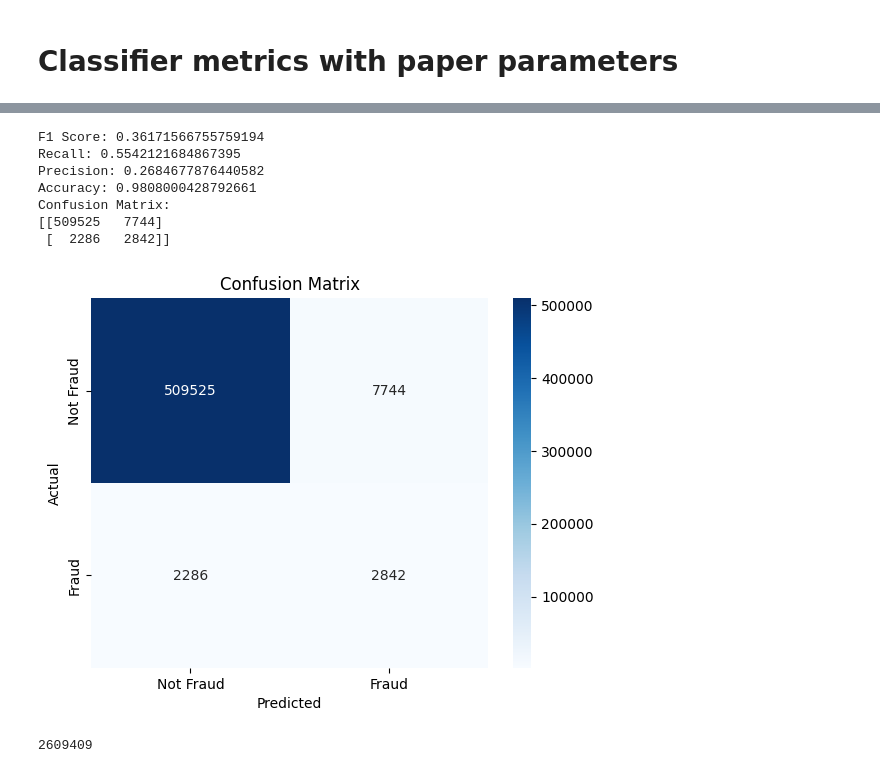
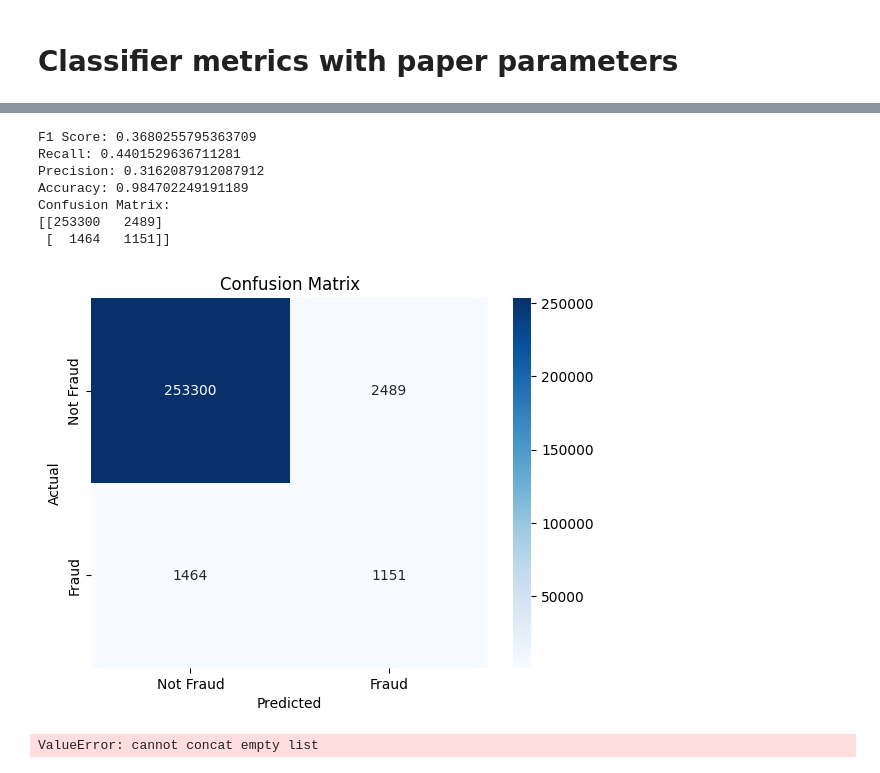
Before and after one commit to FaramirHurin/RL_Attack_September24, a Jupyter notebook: src/classifier-metrics.ipynb, the cells around one changed output, grey strips where cells are left out. Cells and saved outputs as stored; diff of their text form; code cells hidden in the pictures.

```diff
--- a/src/classifier-metrics.ipynb
+++ b/src/classifier-metrics.ipynb
@@ -5,10 +5,10 @@ from parameters import Parameters, CardSimParameters, ClassificationParameters
 from banksys import Banksys
 import polars as pl
 
-params = Parameters(cardsim=CardSimParameters.paper_params(), clf_params=ClassificationParameters.paper_params())
+params = Parameters(cardsim=CardSimParameters.paper_params(), clf_params=ClassificationParameters.paper_params(True))
 
 #banksys = params.create_env().system
-banksys = Banksys.load("/home/yann/projects/python/RL_Attack_September24/cache/banksys/20000-payers/910-days/start-2023-01-01")
+banksys = Banksys.load("cache/banksys/10000-payers/365-days/start-2023-01-01")
 print(banksys.current_time)
 #banksys = params.create_banksys()
 # %% [output]
@@ -38,36 +41,46 @@ shape: (9, 27)
+# %%
+classifier = banksys.clf
+# %%
+classifier.anomaly_detection_classifier = IsolationForest(n_jobs=-1,contamination=0.005)
+classifier.anomaly_detection_classifier.fit(classifier.dataset['Transactions'])
+
+classifier.ml_classifier = BalancedRandomForestClassifier(n_estimators=200, sampling_strategy=0.05, n_jobs=-1)
+classifier.ml_classifier.fit(classifier.dataset['Transactions'], classifier.dataset['Labels'])
+# %%
+classifier.use_anomaly=False
 # %%
 from sklearn.metrics import f1_score, recall_score, precision_score, accuracy_score, confusion_matrix
 import matplotlib.pyplot as plt
 import seaborn as sns
 
-predicted = banksys.clf.predict(test_x)
+predicted = banksys.clf.predict(test_x, true_labels=test_y, t=classifier.current_time)
 
 f1 = f1_score(test_y, predicted)
 recall = recall_score(test_y, predicted)
 precision = precision_score(test_y, predicted)
 accuracy = accuracy_score(test_y, predicted)
 confusion = confusion_matrix(test_y, predicted)
 print(f"F1 Score: {f1}")
 print(f"Recall: {recall}")
 print(f"Precision: {precision}")
 print(f"Accuracy: {accuracy}")
 print("Confusion Matrix:")
 print(confusion)
 
 sns.heatmap(confusion, annot=True, fmt="d", cmap="Blues", xticklabels=["Not Fraud", "Fraud"], yticklabels=["Not Fraud", "Fraud"])
 plt.xlabel("Predicted")
 plt.ylabel("Actual")
 plt.title("Confusion Matrix")
 plt.show()
 # %% [output]
-F1 Score: 0.36171566755759194
-Recall: 0.5542121684867395
-Precision: 0.2684677876440582
-Accuracy: 0.9808000428792661
+F1 Score: 0.3680255795363709
+Recall: 0.4401529636711281
+Precision: 0.3162087912087912
+Accuracy: 0.984702249191189
 Confusion Matrix:
-[[509525   7744]
- [  2286   2842]]
+[[253300   2489]
+ [  1464   1151]]
-[figure, old version]
+[figure, new version]
 # %%
 import numpy as np
 from datetime import timedelta
@@ -77,11 +90,11 @@ test_duration = timedelta(days=30)
 dfs = banksys.simulate_until(banksys.attack_start + test_duration)
 test_x = pl.concat(dfs)
 test_y = banksys.training_set["is_fraud"].to_numpy().astype(np.bool)
+# %% [output]
+ValueError: cannot concat empty list
 # %%
 test_x.describe()
 len(test_y)
-# %% [output]
-2609409
 # %%
 test_x2 = test_x[-2609409:]
 test_x2.describe()
```
Also changed, not shown: parts of 5 cells of this notebook, 19 other files.
